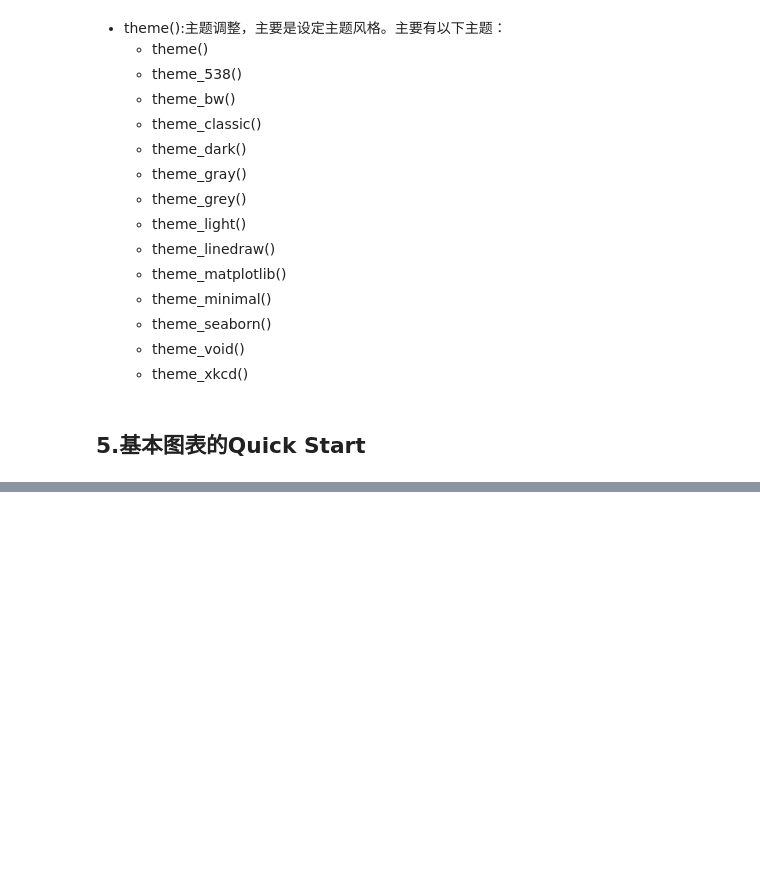
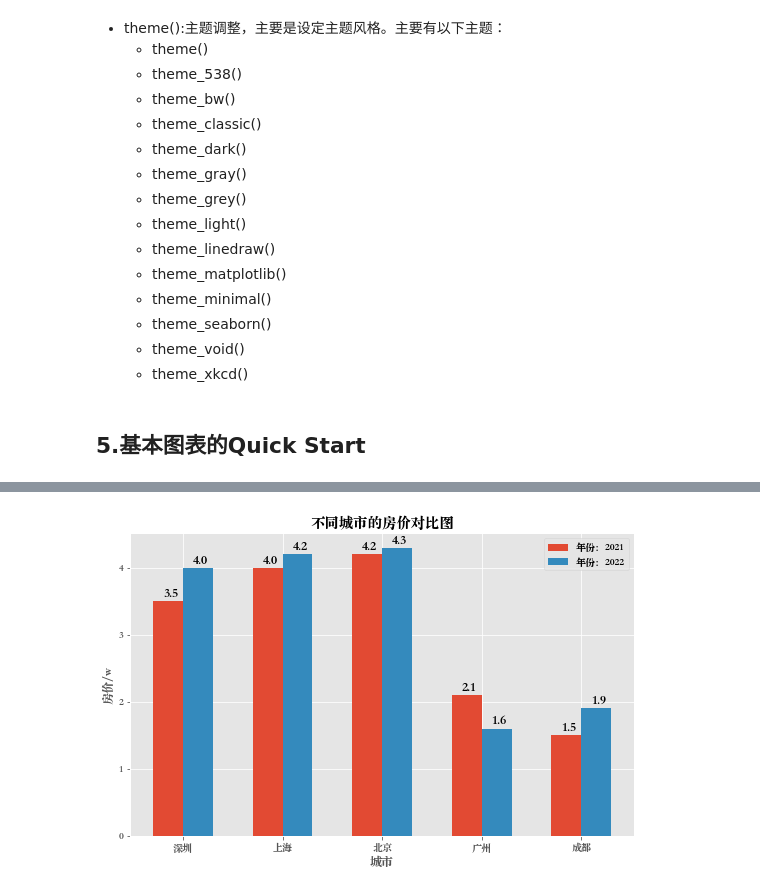
Before and after one commit to Git-Model/Modeling-Universe, a Jupyter notebook: Data-Story/统计分析之数据可视化/数据可视化之plotnine.ipynb, the cells around one changed output, grey strips where cells are left out. Saved outputs shown, nothing was run; the diff lists cells and outputs as text; code cells hidden in the pictures; blank space fills up the shorter version.

```diff
--- a/Data-Story/统计分析之数据可视化/数据可视化之plotnine.ipynb
+++ b/Data-Story/统计分析之数据可视化/数据可视化之plotnine.ipynb
@@ -1360,0 +1439,43 @@ print(p1)   # 展示p1图像
+# %%
+## Matplotlib绘制多系列柱状图：不同城市在不同年份的房价对比
+data = pd.DataFrame({
+    '城市':['深圳', '上海', '北京', '广州', '成都', '深圳', '上海', '北京', '广州', '成都'],
+    '年份':[2021,2021,2021,2021,2021,2022,2022,2022,2022,2022],
+    '房价(w)':[3.5, 4.0, 4.2, 2.1, 1.5, 4.0, 4.2, 4.3, 1.6, 1.9]
+})
+
+fig = plt.figure(figsize=(10,6))
+ax1 = fig.add_axes([0.15,0.15,0.7,0.7])  # [left, bottom, width, height], 它表示添加到画布中的矩形区域的左下角坐标(x, y)，以及宽度和高度
+plt.bar(
+    np.arange(len(np.unique(data['城市'])))-0.15,
+    data.loc[data['年份']==2021,'房价(w)'],
+    width=0.3,
+    align='center',
+    orientation='vertical',
+    label='年份：2021'
+    )
+plt.bar(
+    np.arange(len(np.unique(data['城市'])))+0.15,
+    data.loc[data['年份']==2022,'房价(w)'],
+    width=0.3,
+    align='center',
+    orientation='vertical',
+    label='年份：2022'
+    )
+plt.title("不同城市的房价对比图")   # 在axes1设置标题
+plt.xlabel("城市")    # 在axes1中设置x标签
+plt.ylabel("房价/w")    # 在axes1中设置y标签
+plt.xticks(np.arange(len(np.unique(data['城市']))), np.array(['深圳', '上海', '北京', '广州', '成都']))
+plt.grid(b=True, which='both')  # 在axes1中设置设置网格线
+
+data_2021 = data.loc[data['年份']==2021,:]
+for i in range(len(data_2021)):
+    plt.text(i-0.15-0.05, data_2021.iloc[i,2]+0.05, data_2021.iloc[i,2],fontsize=13)   # 添加数据注释
+
+data_2022 = data.loc[data['年份']==2022,:]
+for i in range(len(data_2022)):
+    plt.text(i+0.15-0.05, data_2022.iloc[i,2]+0.05, data_2022.iloc[i,2],fontsize=13)   # 添加数据注释
+plt.legend()
+plt.show()
+# %% [output]
+[figure, added]
```
Also changed, not shown: parts of 20 cells of this notebook.
